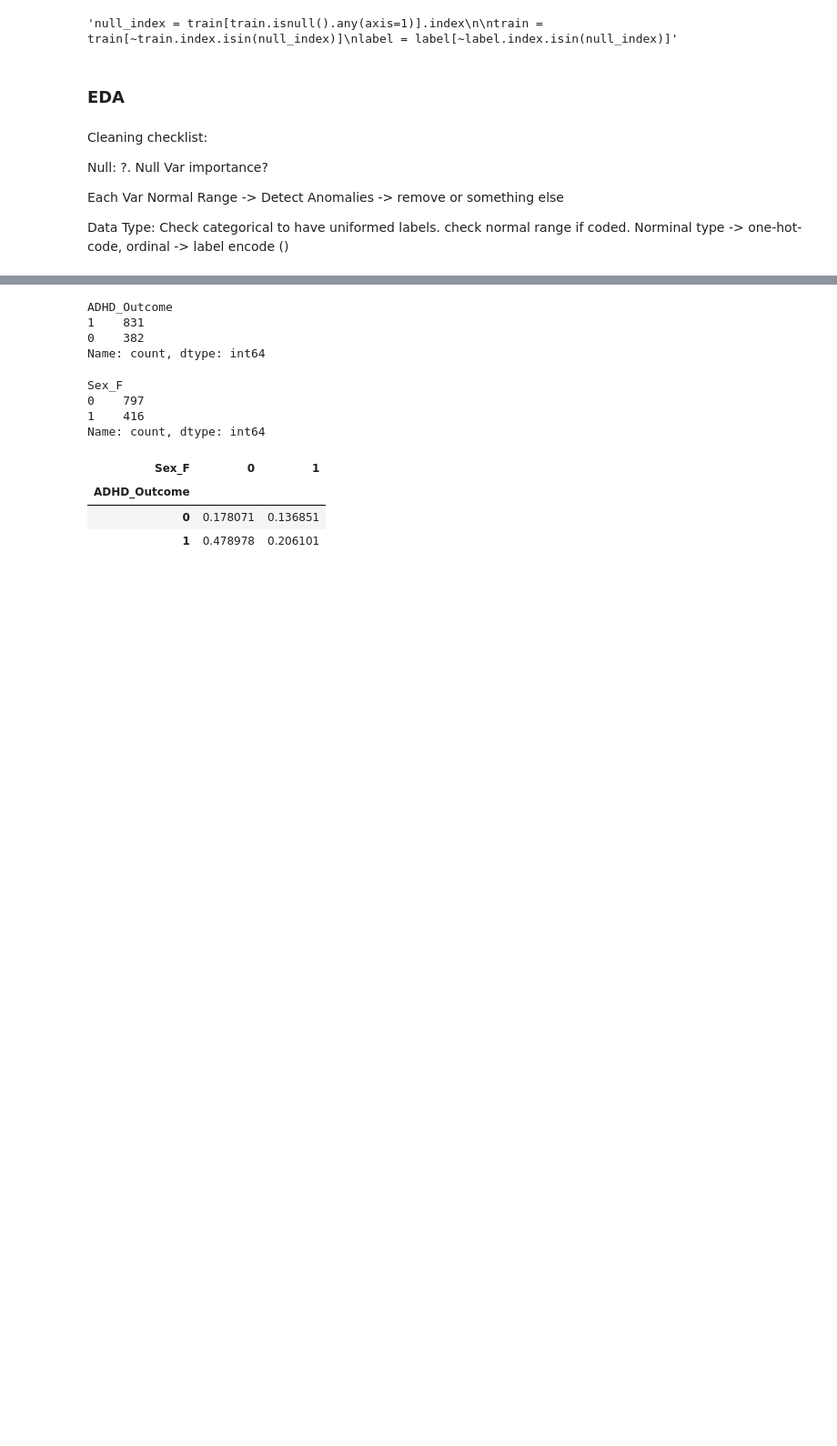
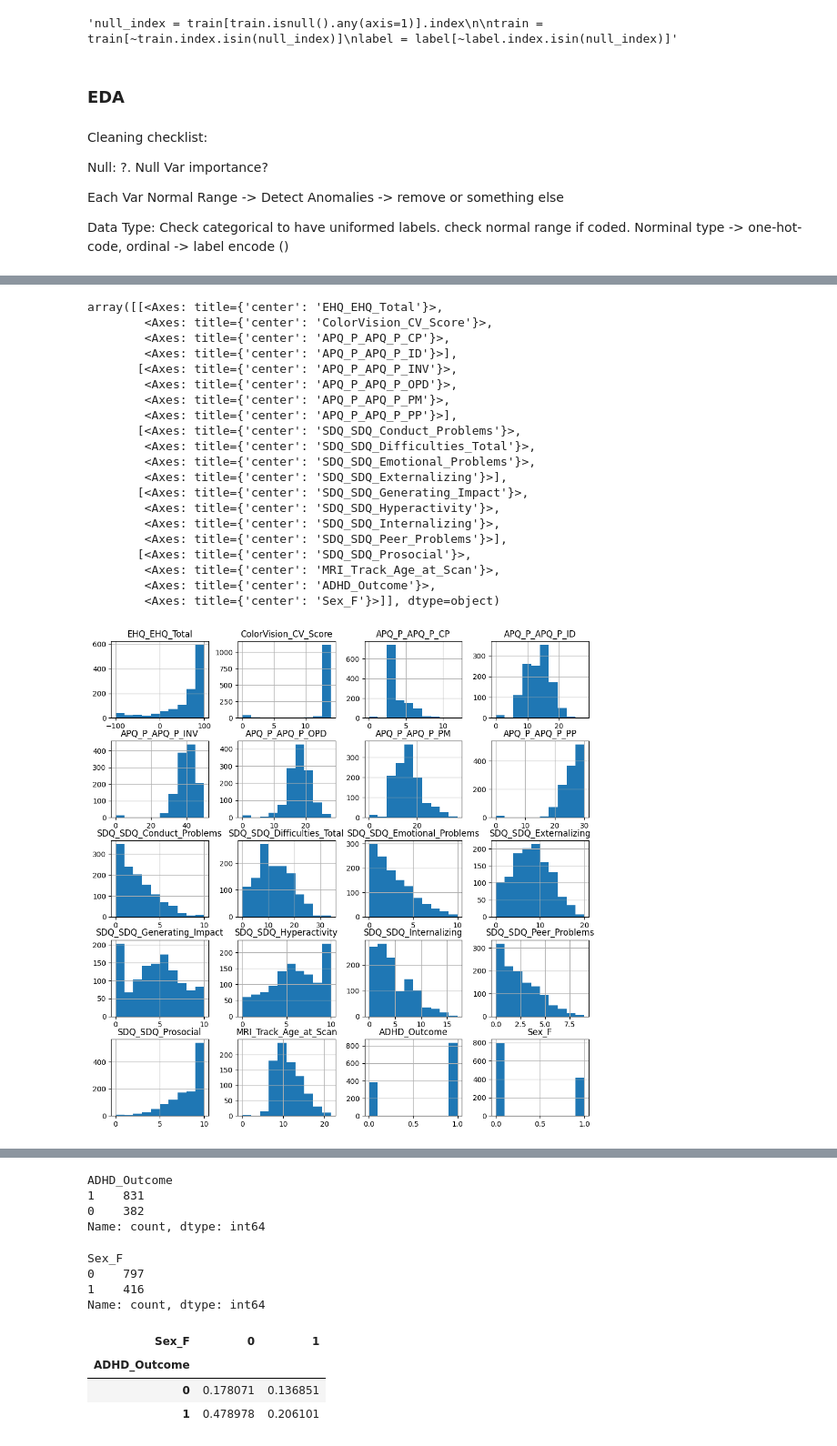
Before and after one commit to taylornguyen527/ADHD_Sex_Prediction_WIDS2025, a Jupyter notebook: EDA.ipynb, the cells around one changed output, grey strips where cells are left out. Shown at 91% size. Cells and saved outputs as stored; diff of their text form; code cells hidden in the pictures; blank space fills up the shorter version.

```diff
--- a/EDA.ipynb
+++ b/EDA.ipynb
@@ -72,0 +75,4 @@ Data Type: Check categorical to have uniformed labels. check normal range if cod
+# %%
+# Merge the dataframes (quan_train and label) on 'participant_id'
+merged_df = pd.merge(quan_train, label, on='participant_id')
+merged_df
@@ -72,0 +93,25 @@ Data Type: Check categorical to have uniformed labels. check normal range if cod
+# %%
+# Plot histograms for all variables
+merged_df.hist(figsize=(12, 12))
+# %% [output]
+array([[<Axes: title={'center': 'EHQ_EHQ_Total'}>,
+        <Axes: title={'center': 'ColorVision_CV_Score'}>,
+        <Axes: title={'center': 'APQ_P_APQ_P_CP'}>,
+        <Axes: title={'center': 'APQ_P_APQ_P_ID'}>],
+       [<Axes: title={'center': 'APQ_P_APQ_P_INV'}>,
+        <Axes: title={'center': 'APQ_P_APQ_P_OPD'}>,
+        <Axes: title={'center': 'APQ_P_APQ_P_PM'}>,
+        <Axes: title={'center': 'APQ_P_APQ_P_PP'}>],
+       [<Axes: title={'center': 'SDQ_SDQ_Conduct_Problems'}>,
+        <Axes: title={'center': 'SDQ_SDQ_Difficulties_Total'}>,
+        <Axes: title={'center': 'SDQ_SDQ_Emotional_Problems'}>,
+        <Axes: title={'center': 'SDQ_SDQ_Externalizing'}>],
+       [<Axes: title={'center': 'SDQ_SDQ_Generating_Impact'}>,
+        <Axes: title={'center': 'SDQ_SDQ_Hyperactivity'}>,
+        <Axes: title={'center': 'SDQ_SDQ_Internalizing'}>,
+        <Axes: title={'center': 'SDQ_SDQ_Peer_Problems'}>],
+       [<Axes: title={'center': 'SDQ_SDQ_Prosocial'}>,
+        <Axes: title={'center': 'MRI_Track_Age_at_Scan'}>,
+        <Axes: title={'center': 'ADHD_Outcome'}>,
+        <Axes: title={'center': 'Sex_F'}>]], dtype=object)
+[figure, added]
```
Also changed, not shown: parts of 27 cells of this notebook.
